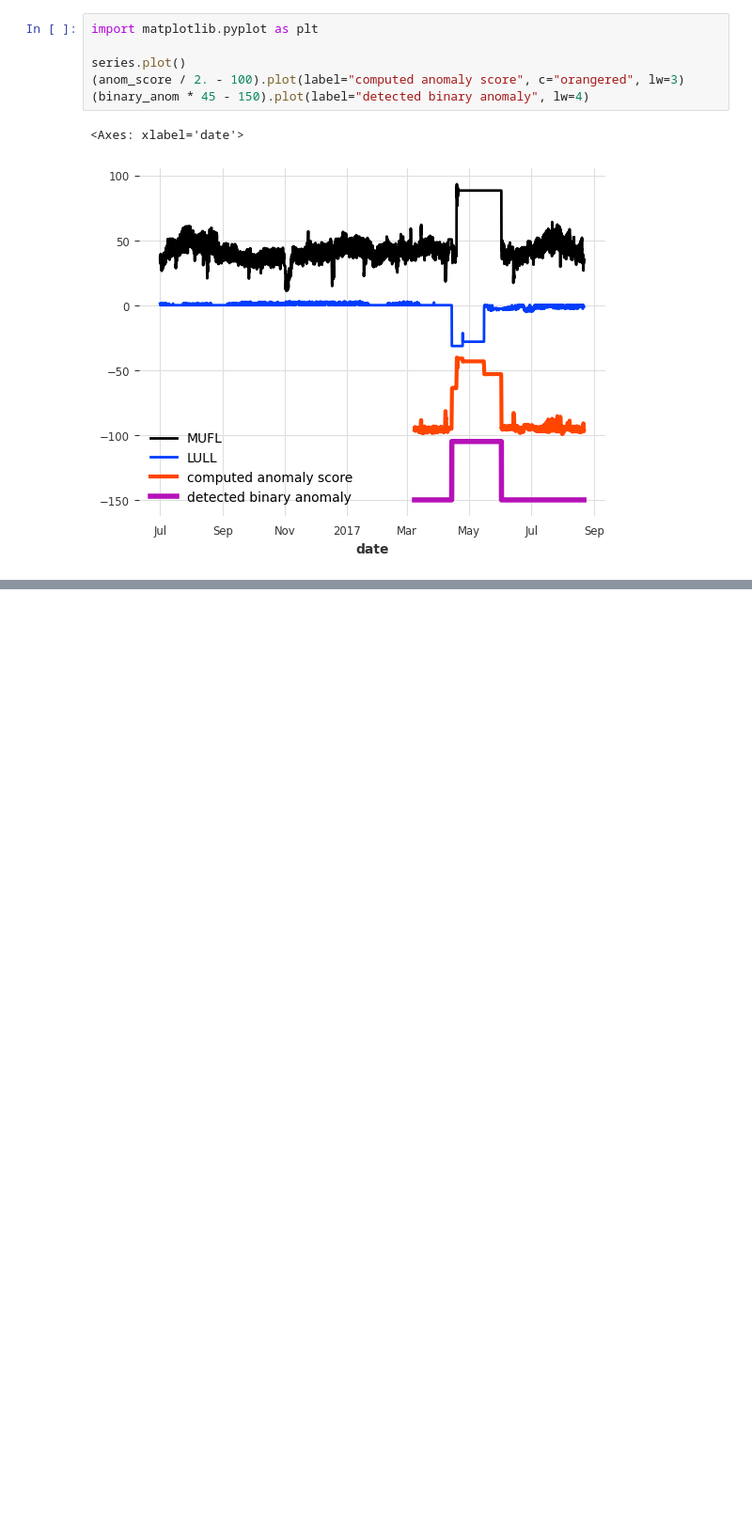
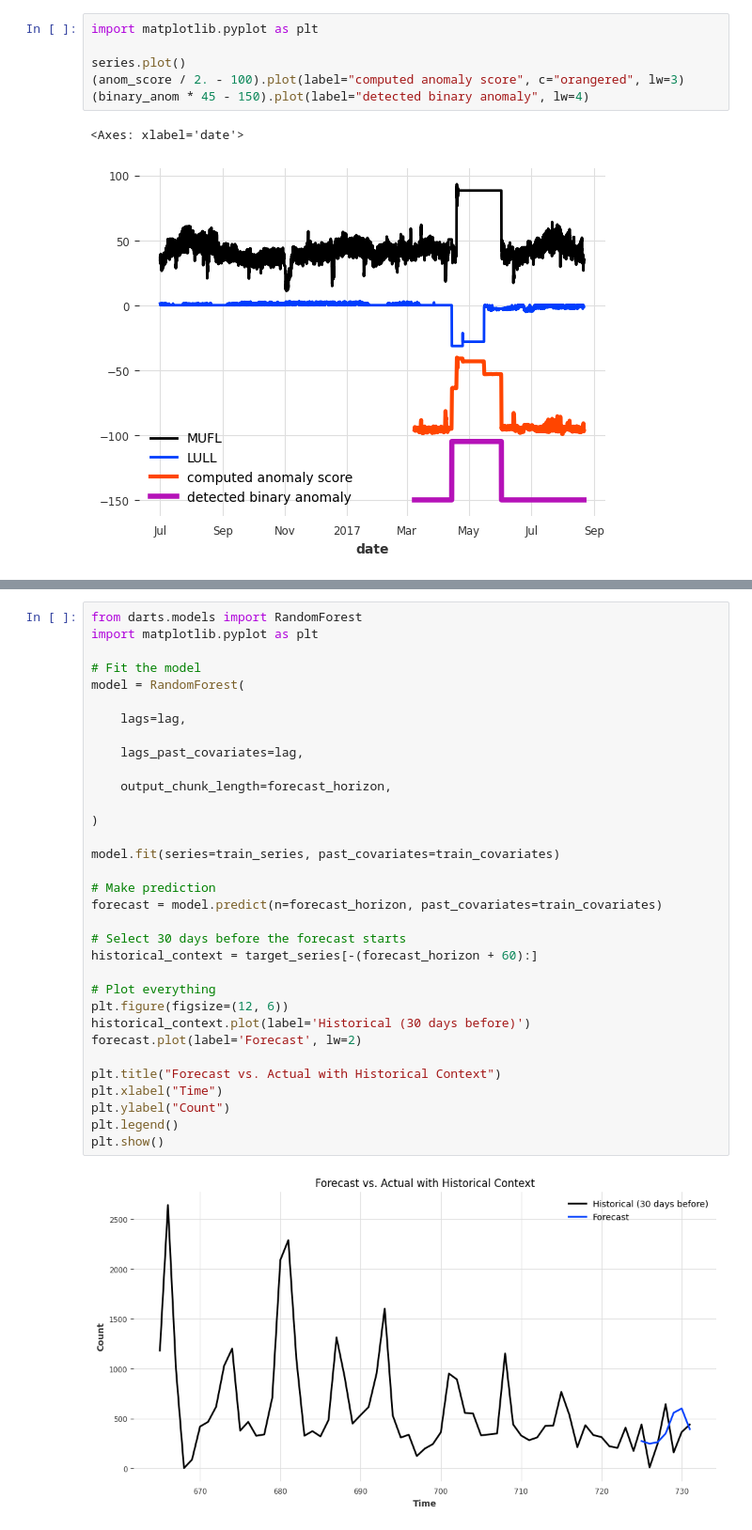
Before and after one commit to cwardlow7/BikeShareDemandForecast, a Jupyter notebook: BikeShareDemandForecast.ipynb, the cells around one changed output, grey strips where cells are left out. Shown at 94% size. Cells and saved outputs as stored; diff of their text form; blank space fills up the shorter version.

Commit message:
Updated Regression Models

```diff
--- a/BikeShareDemandForecast.ipynb
+++ b/BikeShareDemandForecast.ipynb
@@ -315,0 +318,35 @@ plt.show()
+# %%
+from darts.models import RandomForest
+import matplotlib.pyplot as plt
+
+# Fit the model
+model = RandomForest(
+
+    lags=lag,
+
+    lags_past_covariates=lag,
+
+    output_chunk_length=forecast_horizon,
+
+)
+
+model.fit(series=train_series, past_covariates=train_covariates)
+
+# Make prediction
+forecast = model.predict(n=forecast_horizon, past_covariates=train_covariates)
+
+# Select 30 days before the forecast starts
+historical_context = target_series[-(forecast_horizon + 60):]
+
+# Plot everything
+plt.figure(figsize=(12, 6))
+historical_context.plot(label='Historical (30 days before)')
+forecast.plot(label='Forecast', lw=2)
+
+plt.title("Forecast vs. Actual with Historical Context")
+plt.xlabel("Time")
+plt.ylabel("Count")
+plt.legend()
+plt.show()
+# %% [output]
+[figure, added]
```
Also changed, not shown: parts of 10 cells of this notebook.
